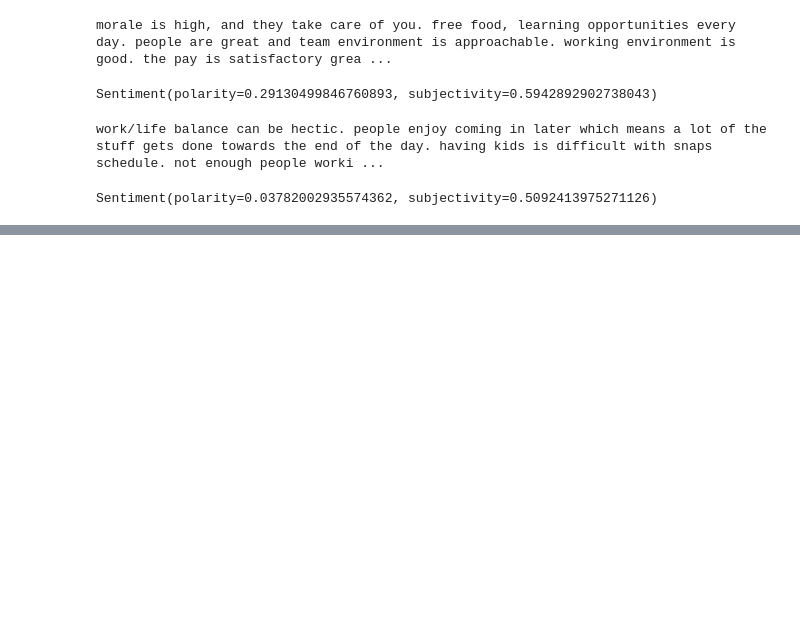
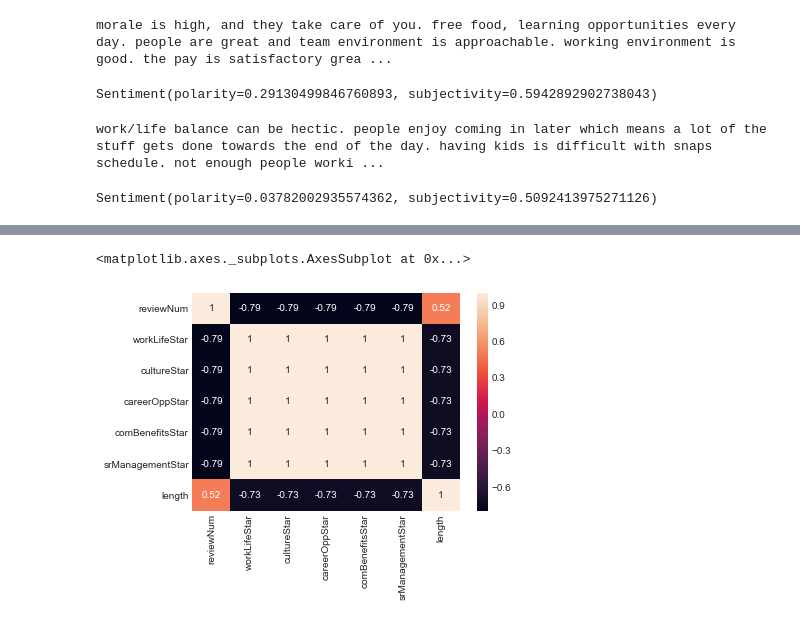
Before and after one commit to VinayNSS/Vinay_Capstone, a Jupyter notebook: sentiment.ipynb, the cells around one changed output, grey strips where cells are left out. Cells and saved outputs as stored; diff of their text form; code cells hidden in the pictures; blank space fills up the shorter version.

```diff
--- a/sentiment.ipynb
+++ b/sentiment.ipynb
@@ -246,0 +292,4 @@ Sentiment(polarity=0.03782002935574362, subjectivity=0.5092413975271126)
+# %%
+# visualizing correlations in dataframe
+stars = df.groupby('overallStar').mean()
+stars.corr()
@@ -246,0 +305,6 @@ Sentiment(polarity=0.03782002935574362, subjectivity=0.5092413975271126)
+# %%
+sns.heatmap(data=stars.corr(), annot=True)
+# not useful at all
+# %% [output]
+<matplotlib.axes._subplots.AxesSubplot at 0x...>
+[figure, added]
```
Also changed, not shown: parts of 9 cells of this notebook.
